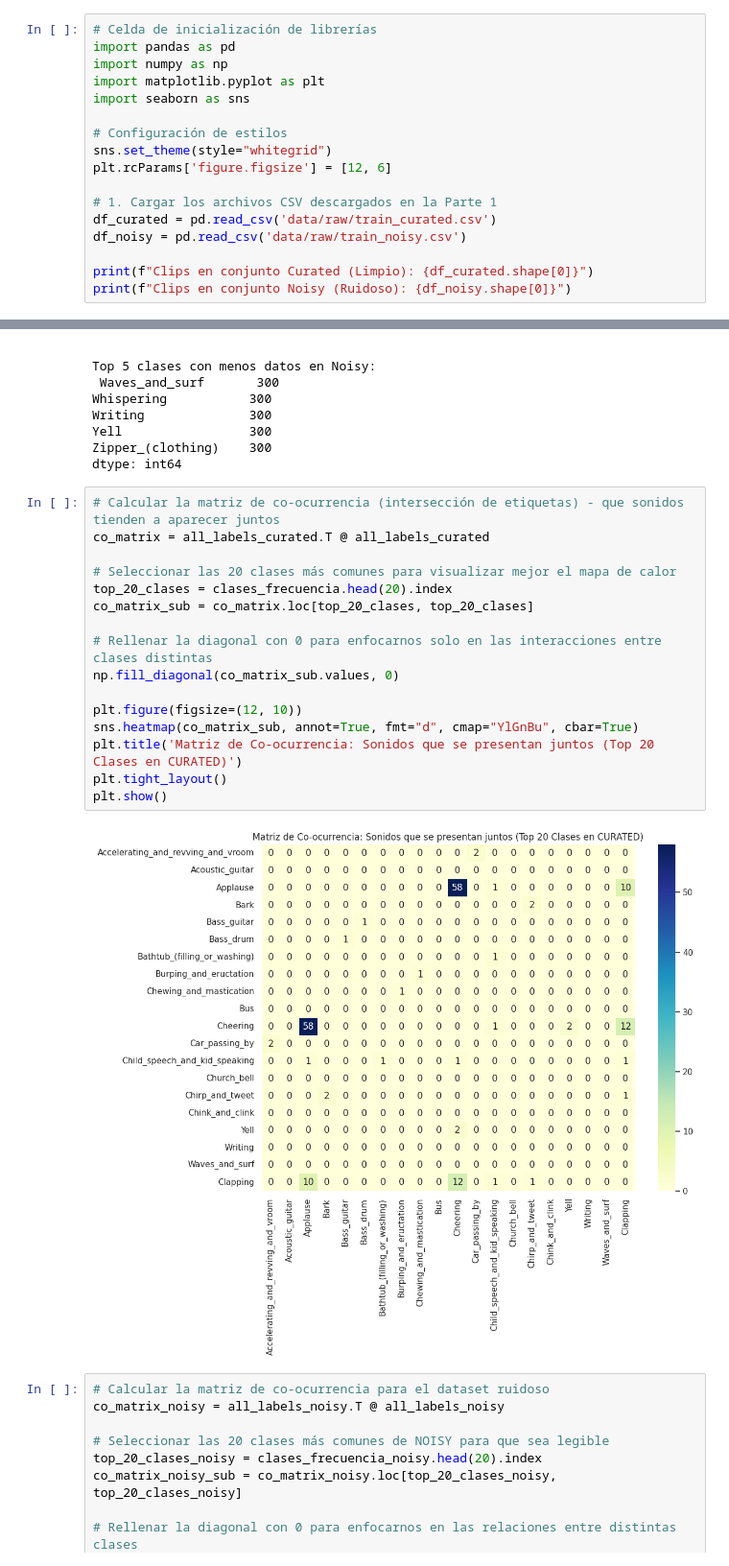
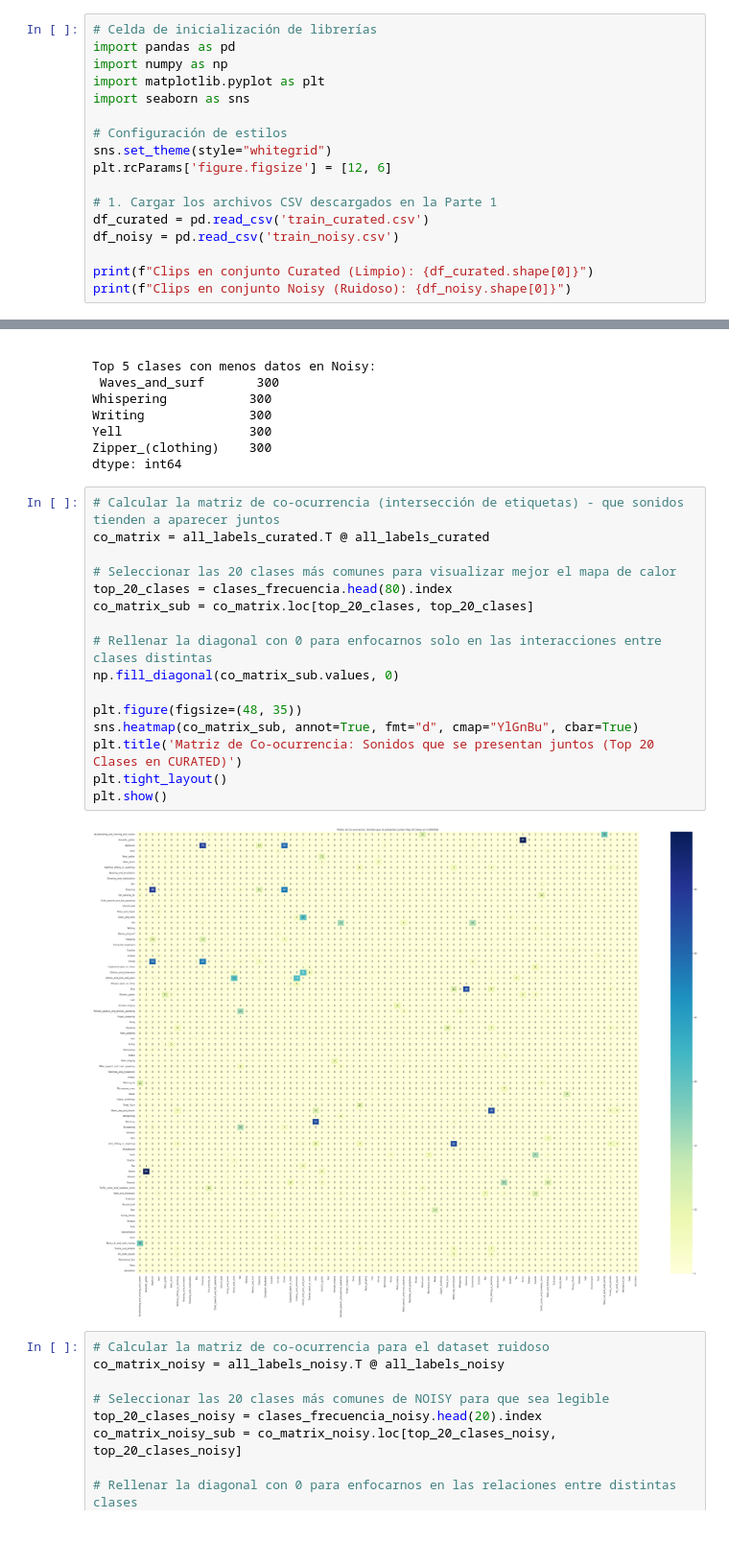
Before and after one commit to ElMaurii/taa2026-freesound_audio_tagging, a Jupyter notebook: notebooks/01_eda_validation.ipynb, the cells around one changed output, grey strips where cells are left out. Shown at 96% size. Cells and saved outputs as stored; diff of their text form; blank space fills up the shorter version.

```diff
--- a/notebooks/01_eda_validation.ipynb
+++ b/notebooks/01_eda_validation.ipynb
@@ -91,8 +88,8 @@ sns.set_theme(style="whitegrid")
 plt.rcParams['figure.figsize'] = [12, 6]
 
 # 1. Cargar los archivos CSV descargados en la Parte 1
-df_curated = pd.read_csv('data/raw/train_curated.csv')
-df_noisy = pd.read_csv('data/raw/train_noisy.csv')
+df_curated = pd.read_csv('train_curated.csv')
+df_noisy = pd.read_csv('train_noisy.csv')
 
 print(f"Clips en conjunto Curated (Limpio): {df_curated.shape[0]}")
 print(f"Clips en conjunto Noisy (Ruidoso): {df_noisy.shape[0]}")
@@ -207,21 +217,21 @@ dtype: int64
 # %%
 # Calcular la matriz de co-ocurrencia (intersección de etiquetas) - que sonidos tienden a aparecer juntos
 co_matrix = all_labels_curated.T @ all_labels_curated
 
 # Seleccionar las 20 clases más comunes para visualizar mejor el mapa de calor
-top_20_clases = clases_frecuencia.head(20).index
+top_20_clases = clases_frecuencia.head(80).index
 co_matrix_sub = co_matrix.loc[top_20_clases, top_20_clases]
 
 # Rellenar la diagonal con 0 para enfocarnos solo en las interacciones entre clases distintas
 np.fill_diagonal(co_matrix_sub.values, 0)
 
-plt.figure(figsize=(12, 10))
+plt.figure(figsize=(48, 35))
 sns.heatmap(co_matrix_sub, annot=True, fmt="d", cmap="YlGnBu", cbar=True)
 plt.title('Matriz de Co-ocurrencia: Sonidos que se presentan juntos (Top 20 Clases en CURATED)')
 plt.tight_layout()
 plt.show()
 # %% [output]
-[figure, old version]
+[figure, new version]
 # %%
 # Calcular la matriz de co-ocurrencia para el dataset ruidoso
 co_matrix_noisy = all_labels_noisy.T @ all_labels_noisy
```
Also changed, not shown: parts of 5 cells of this notebook.
